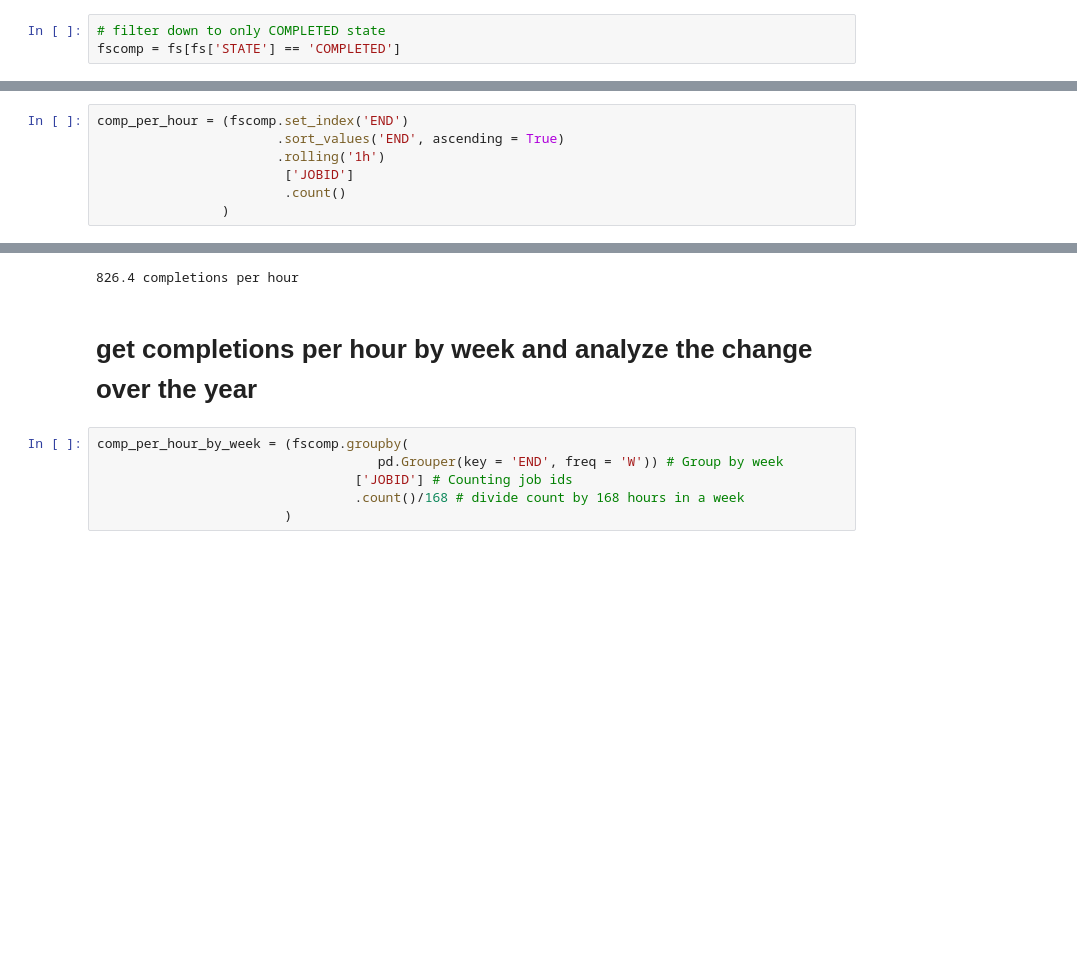
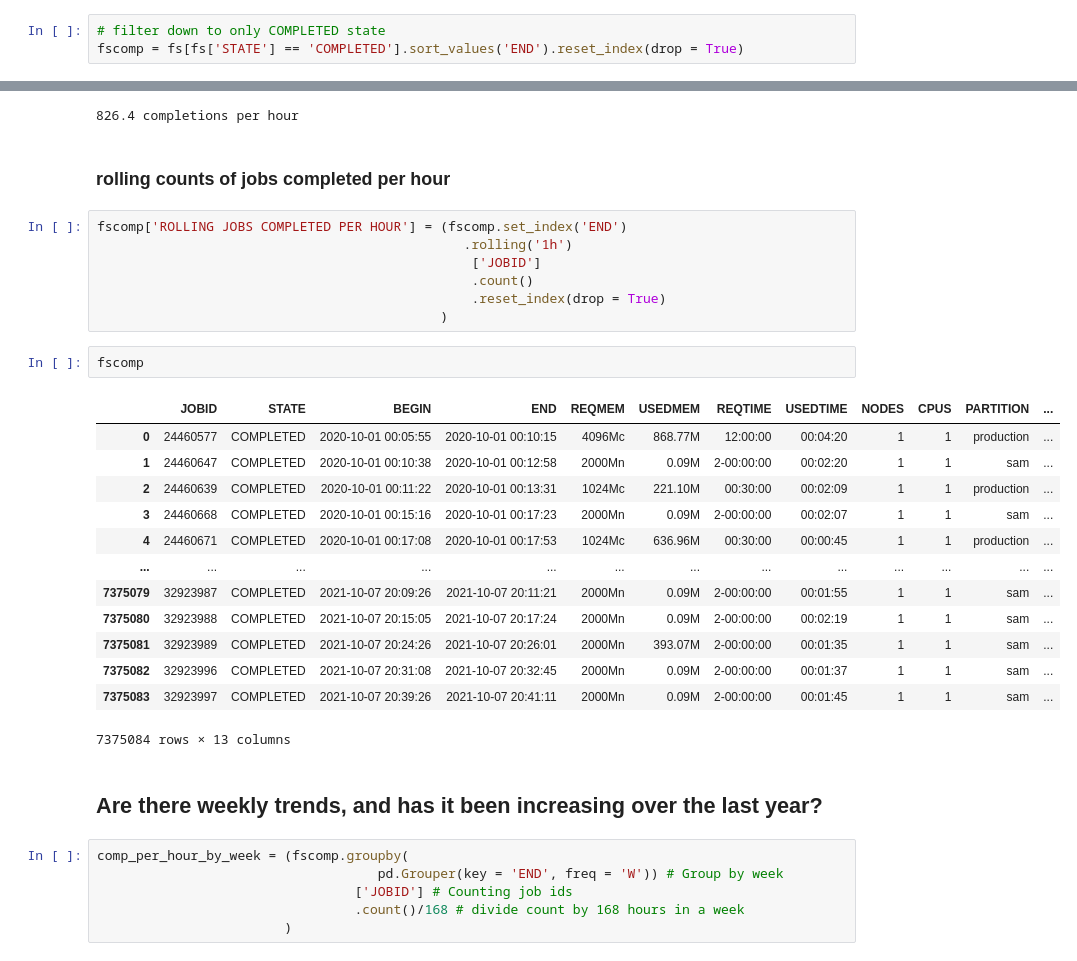
Before and after one commit to jrioross/accre-data-nerds, a Jupyter notebook: notebooks/jrr_01_fs_exploration.ipynb, the cells around one changed output, grey strips where cells are left out. Drawn from its saved outputs; the diff is of its cells as text; blank space fills up the shorter version.

Commit message:
Decided on no Poisson model; appended rolling-jobs-complete-per-hour column to fscomp

```diff
--- a/notebooks/jrr_01_fs_exploration.ipynb
+++ b/notebooks/jrr_01_fs_exploration.ipynb
@@ -56,4 +56,4 @@ fs.loc[fs['STATE'] == 'COMPLETED', 'EXITCODE'].value_counts()
 Name: EXITCODE, dtype: int64
 # %%
 # filter down to only COMPLETED state
-fscomp = fs[fs['STATE'] == 'COMPLETED']
+fscomp = fs[fs['STATE'] == 'COMPLETED'].sort_values('END').reset_index(drop = True)
@@ -71,7 +59,0 @@ fscomp.head()
-# %%
-comp_per_hour = (fscomp.set_index('END')
-                       .sort_values('END', ascending = True)
-                       .rolling('1h')
-                        ['JOBID']
-                        .count()
-                )
@@ -90,8 +82,33 @@ jobs_per_hour = completions/td_hours(time_diff)
 print(round(jobs_per_hour, 1), 'completions per hour')
 # %% [output]
 826.4 completions per hour
-# %% [markdown]
-# get completions per hour by week and analyze the change over the year
+# %% [markdown]
+### rolling counts of jobs completed per hour
+# %%
+fscomp['ROLLING JOBS COMPLETED PER HOUR'] = (fscomp.set_index('END')
+                                               .rolling('1h')
+                                                ['JOBID']
+                                                .count()
+                                                .reset_index(drop = True)
+                                            )
+# %%
+fscomp
+# %% [output]
+|  | JOBID | STATE | BEGIN | END | REQMEM | USEDMEM | REQTIME | USEDTIME | NODES | CPUS | PARTITION | ... |
+| 0 | 24460577 | COMPLETED | 2020-10-01 00:05:55 | 2020-10-01 00:10:15 | 4096Mc | 868.77M | 12:00:00 | 00:04:20 | 1 | 1 | production | ... |
+| 1 | 24460647 | COMPLETED | 2020-10-01 00:10:38 | 2020-10-01 00:12:58 | 2000Mn | 0.09M | 2-00:00:00 | 00:02:20 | 1 | 1 | sam | ... |
+| 2 | 24460639 | COMPLETED | 2020-10-01 00:11:22 | 2020-10-01 00:13:31 | 1024Mc | 221.10M | 00:30:00 | 00:02:09 | 1 | 1 | production | ... |
+| 3 | 24460668 | COMPLETED | 2020-10-01 00:15:16 | 2020-10-01 00:17:23 | 2000Mn | 0.09M | 2-00:00:00 | 00:02:07 | 1 | 1 | sam | ... |
+| 4 | 24460671 | COMPLETED | 2020-10-01 00:17:08 | 2020-10-01 00:17:53 | 1024Mc | 636.96M | 00:30:00 | 00:00:45 | 1 | 1 | production | ... |
+| ... | ... | ... | ... | ... | ... | ... | ... | ... | ... | ... | ... | ... |
+| 7375079 | 32923987 | COMPLETED | 2021-10-07 20:09:26 | 2021-10-07 20:11:21 | 2000Mn | 0.09M | 2-00:00:00 | 00:01:55 | 1 | 1 | sam | ... |
+| 7375080 | 32923988 | COMPLETED | 2021-10-07 20:15:05 | 2021-10-07 20:17:24 | 2000Mn | 0.09M | 2-00:00:00 | 00:02:19 | 1 | 1 | sam | ... |
+| 7375081 | 32923989 | COMPLETED | 2021-10-07 20:24:26 | 2021-10-07 20:26:01 | 2000Mn | 393.07M | 2-00:00:00 | 00:01:35 | 1 | 1 | sam | ... |
+| 7375082 | 32923996 | COMPLETED | 2021-10-07 20:31:08 | 2021-10-07 20:32:45 | 2000Mn | 0.09M | 2-00:00:00 | 00:01:37 | 1 | 1 | sam | ... |
+| 7375083 | 32923997 | COMPLETED | 2021-10-07 20:39:26 | 2021-10-07 20:41:11 | 2000Mn | 0.09M | 2-00:00:00 | 00:01:45 | 1 | 1 | sam | ... |
+7375084 rows × 13 columns
+# %% [markdown]
+## Are there weekly trends, and has it been increasing over the last year?
 # %%
 comp_per_hour_by_week = (fscomp.groupby(
                                     pd.Grouper(key = 'END', freq = 'W')) # Group by week
```
Also changed, not shown: parts of 7 cells of this notebook.
